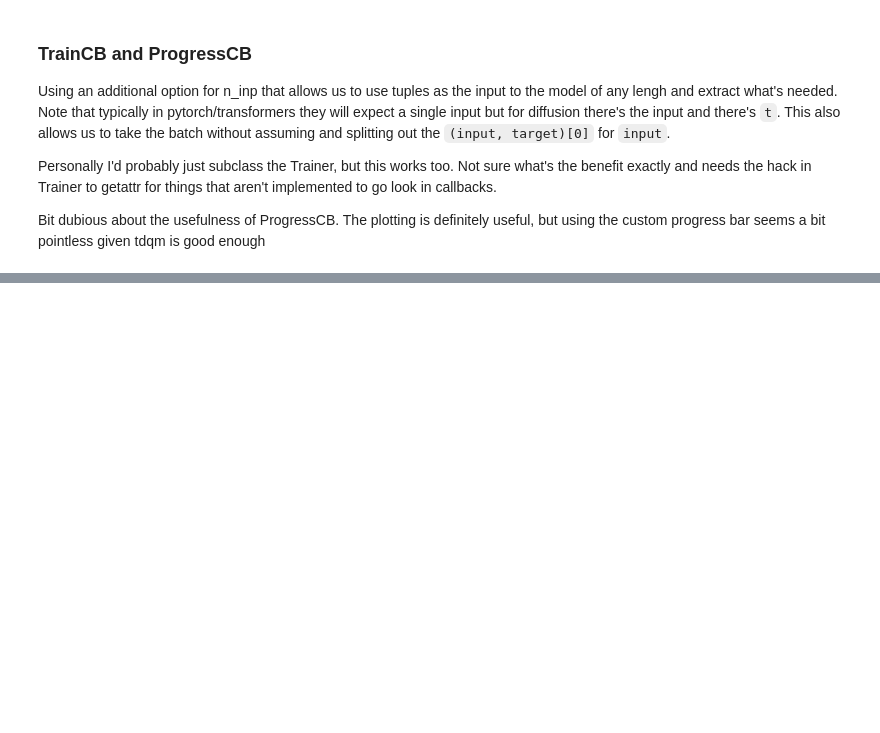
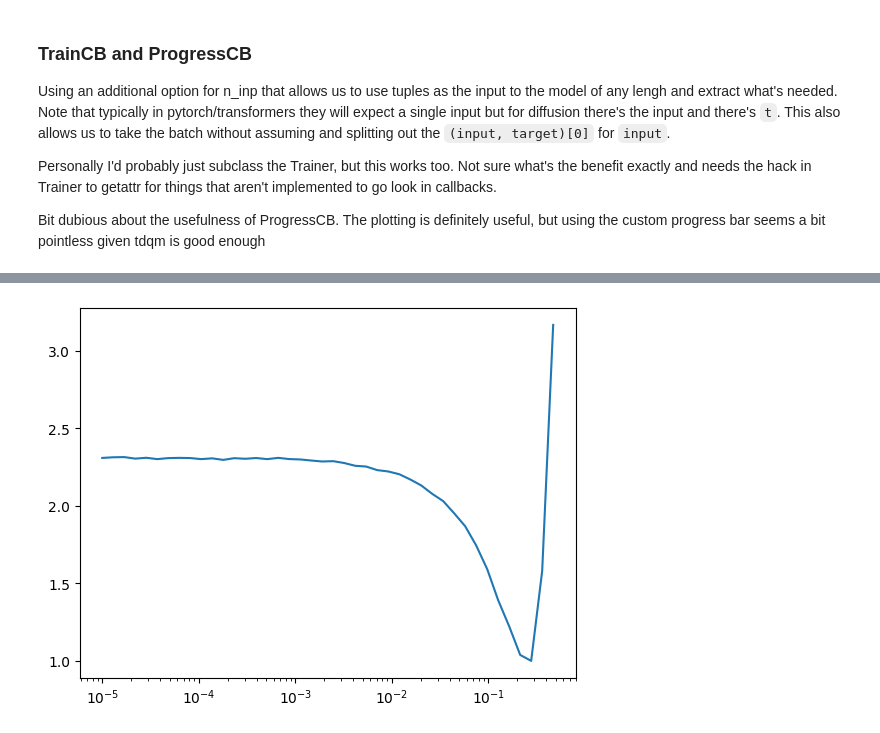
Before and after one commit to teome/diffusion-play, a Jupyter notebook: nbs/09_learner.ipynb, the cells around one changed output, grey strips where cells are left out. Cells and saved outputs as stored; diff of their text form; code cells hidden in the pictures; blank space fills up the shorter version.

```diff
--- a/nbs/09_learner.ipynb
+++ b/nbs/09_learner.ipynb
@@ -437,0 +544,4 @@ learn.fit(2)
+# %%
+MomentumLearner(get_model(), dls, F.cross_entropy, cbs).lr_find()
+# %% [output]
+[figure, added]
```
Also changed, not shown: parts of 16 cells of this notebook.
